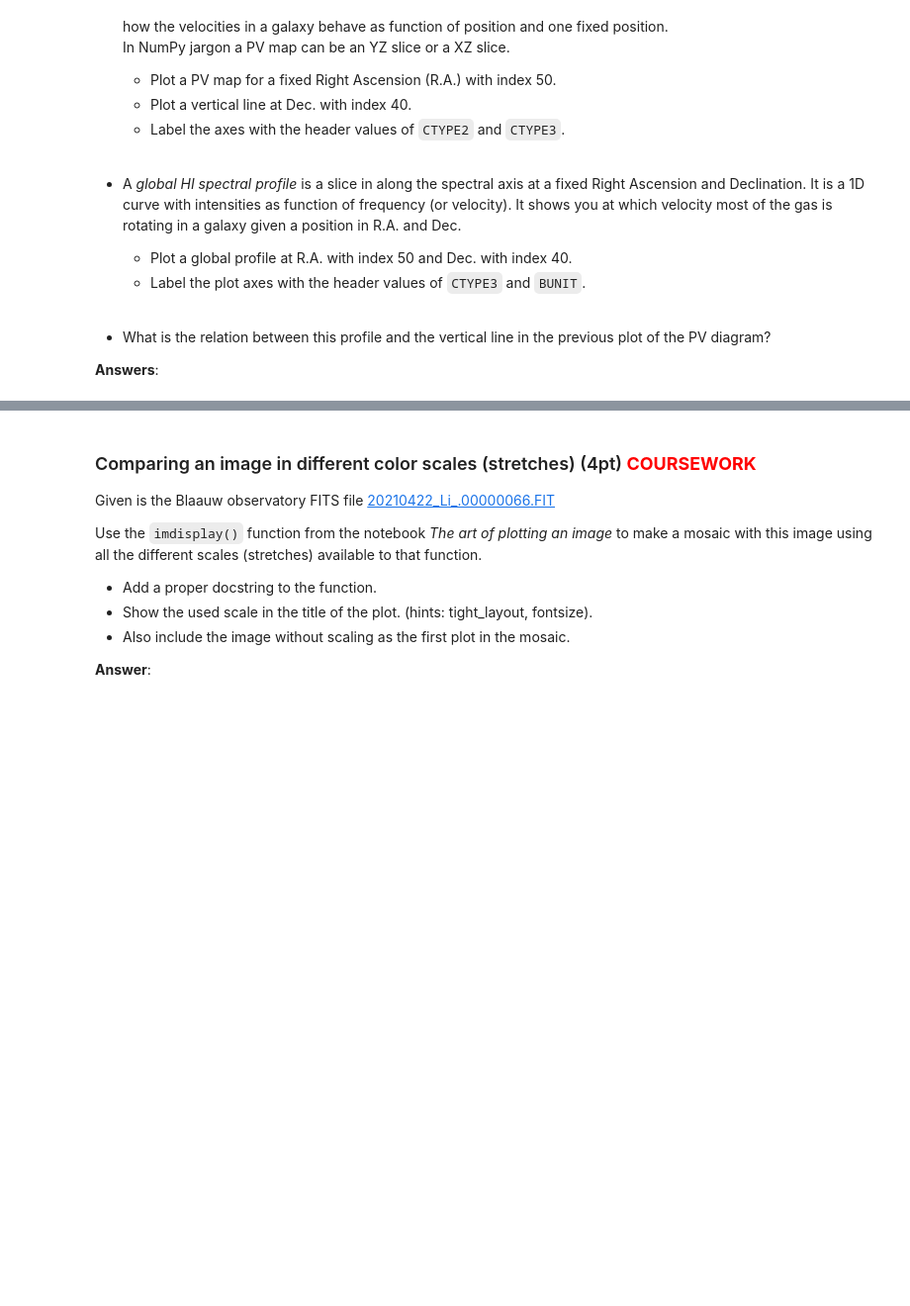
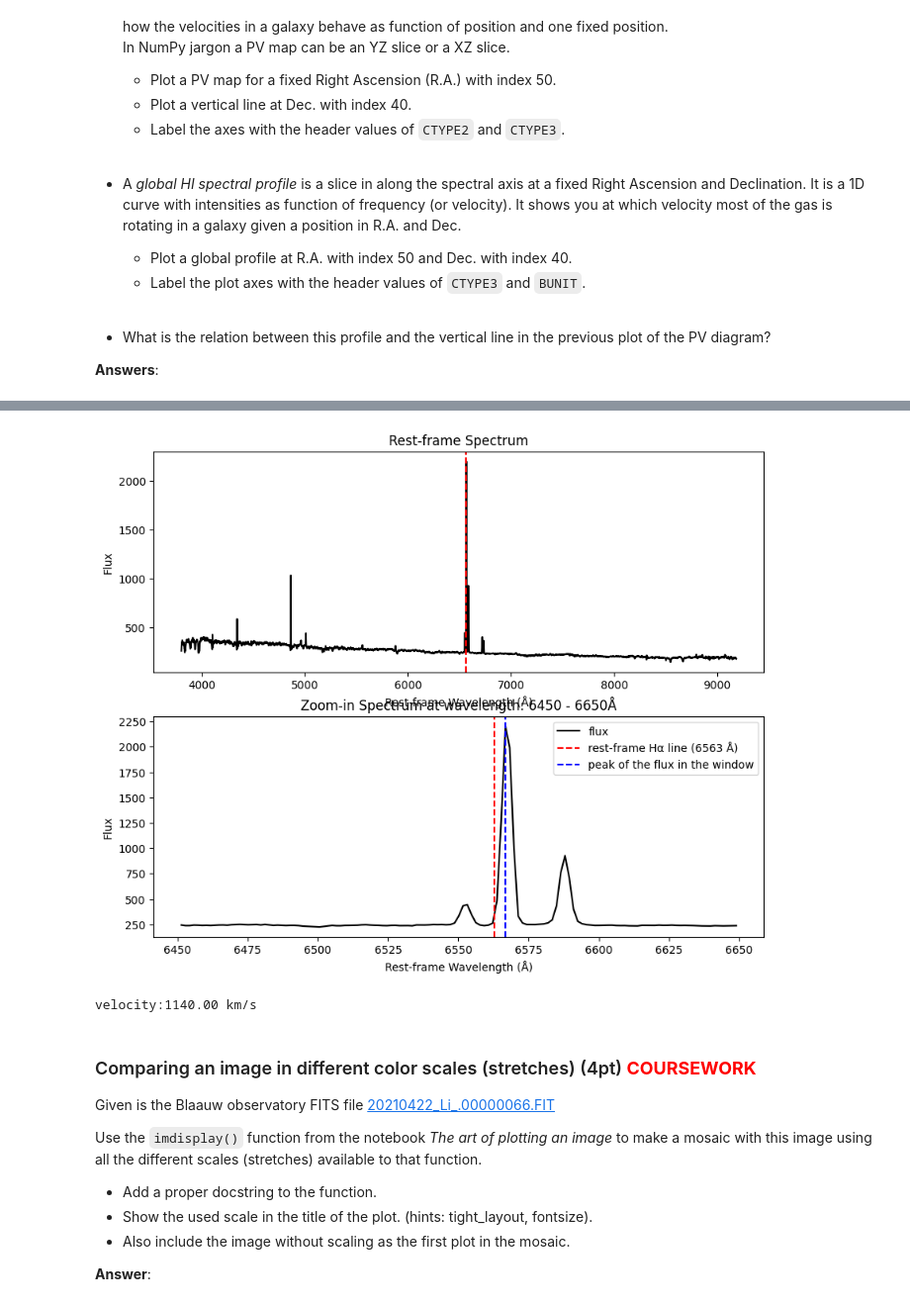
Before and after one commit to irfrank/PROGNUM-repo, a Jupyter notebook: Task6/s6414117_Coursework6.ipynb, the cells around one changed output, grey strips where cells are left out. Shown at 99% size. Saved outputs shown, nothing was run; the diff lists cells and outputs as text; code cells hidden in the pictures; blank space fills up the shorter version.

```diff
--- a/Task6/s6414117_Coursework6.ipynb
+++ b/Task6/s6414117_Coursework6.ipynb
@@ -123,11 +257,68 @@ pos = coords.SkyCoord(ra, dec, unit="deg", frame="icrs")
 ![M77.png](attachment:ad565bb5-5f92-4c74-a96a-5cc7a9a786f2.png)
 # %%
 from astropy import coordinates as coords
+from astroquery.sdss import SDSS
+import numpy as np
+import matplotlib.pyplot as plt
 
 # Coordinates of M77
 ra = 40.6696  # degrees
 dec = -0.0133  # degrees
 pos = coords.SkyCoord(ra, dec, unit="deg", frame="icrs")
+
+#get SDSS spectra within 10 arcsec
+xid=SDSS.query_region(pos, radius='10 arcsec',spectro=True)
+
+#get spectra
+spec_list=SDSS.get_spectra(matches=xid)
+spec=spec_list[0]
+
+#flux and wavelength
+flux=spec[1].data['flux']
+loglam=spec[1].data['loglam']
+wavelength=10**loglam
+
+#rest wavelength
+z=0.0038
+wavelength_rest=wavelength /(1+z)
+
+#index of max flux
+idx=np.argmax(flux[zoom_mask])
+
+#mark the vertical lines
+ha_rest=6562.8          #(Å)
+ha_obs=ha_rest *(1+z)
+peak_wavelength=wavelength_rest[zoom_mask][idx]
+
+#plot
+fig, (frame1, frame2)=plt.subplots(2,1, figsize=(10,8), sharex=False)
+
+frame1.plot(wavelength_rest, flux, color='black')
+frame1.set_xlabel('Rest-frame Wavelength (Å)')
+frame1.set_ylabel('Flux')
+frame1.axvline(ha_rest, color='red', linestyle='--')
+frame1.set_title('Rest-frame Spectrum')
+
+zoom_mask=(wavelength_rest >=6450) & (wavelength_rest<=6650)
+frame2.plot(wavelength_rest[zoom_mask], flux[zoom_mask], color='black', label='flux')
+frame2.set_xlabel('Rest-frame Wavelength (Å)')
+frame2.set_ylabel('Flux')
+frame2.axvline(ha_rest, color='red', linestyle='--', label='rest-frame Hα line (6563 Å)')
+frame2.axvline(peak_wavelength, color='blue', linestyle='--', label='peak of the flux in the window')
+frame2.set_title('Zoom-in Spectrum at wavelength: 6450 - 6650Å')
+
+plt.legend()
+plt.show()
+
+#velocity
+delta_lambda=ha_obs - ha_rest
+c=3e5   #km/s
+v=delta_lambda/ha_rest*c
+
+print(f"velocity:{v:.2f} km/s")
+# %% [output]
+[figure, added]
+velocity:1140.00 km/s
 # %%
 # Leave unaltered
 totalpoints += 5
```
Also changed, not shown: parts of 4 cells of this notebook, 4 other files.
